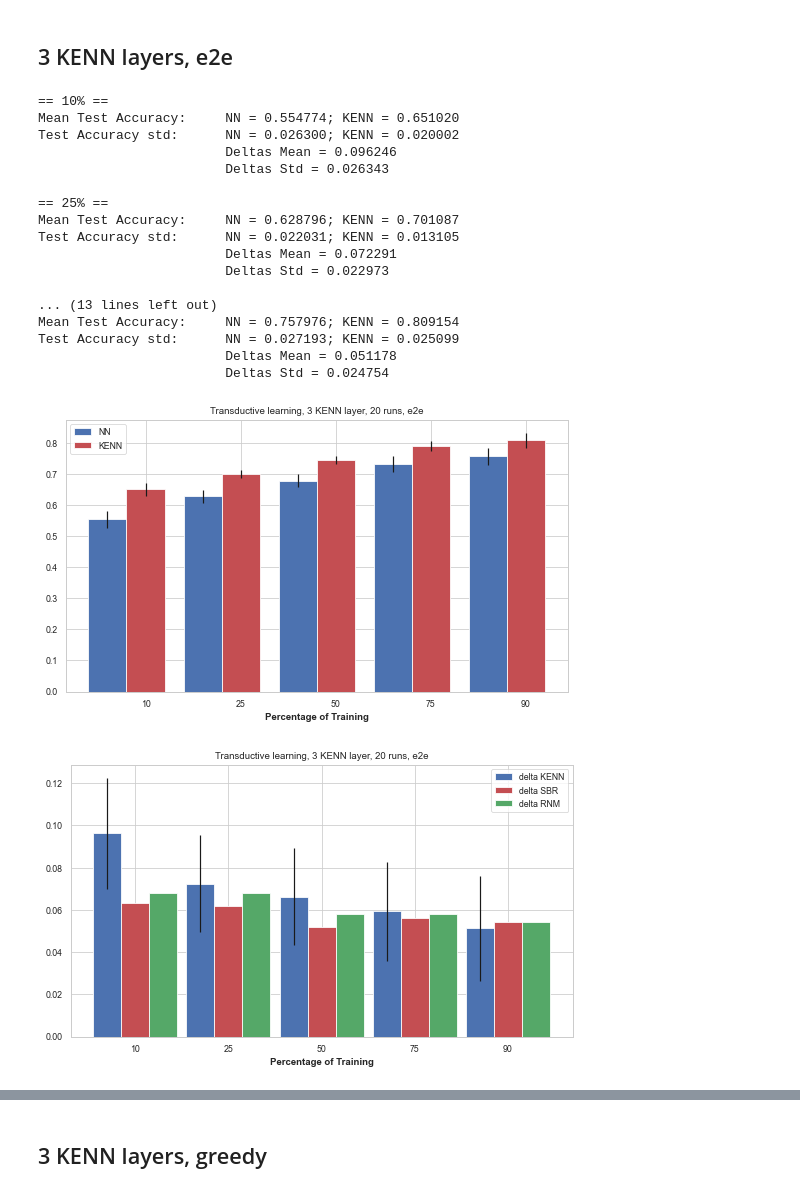
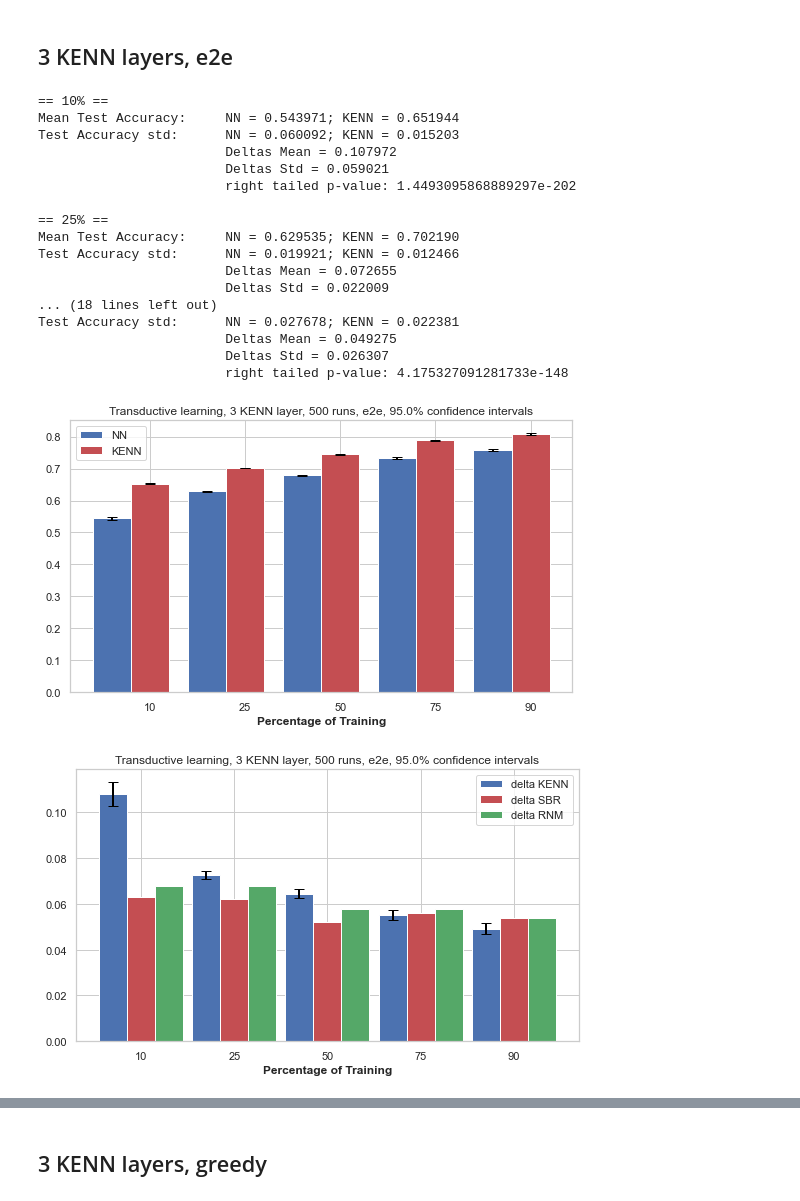
Before and after one commit to rmazzier/KENN-Citeseer-Experiments, a Jupyter notebook: final_results.ipynb, the cells around one changed output, grey strips where cells are left out. Cells and saved outputs as stored; diff of their text form; code cells hidden in the pictures.

```diff
--- a/final_results.ipynb
+++ b/final_results.ipynb
@@ -12,7 +12,7 @@ import pickle
 # %% [markdown]
 ## 3 KENN layers, e2e
 # %%
-with open('results/e2e/results_inductive_100','rb') as input:
+with open('results/e2e/results_inductive_500','rb') as input:
     history_inductive = pickle.load(input)
 # %%
 # plot_losses(history_100runs_inductive_3l)
@@ -50,7 +53,7 @@ plot_histograms(history_inductive, bw=0.6, bins=40)
 # %% [markdown]
 ## 3 KENN layers, greedy
 # %%
-with open('results/greedy/results_inductive_100_g','rb') as input:
+with open('results/greedy/results_inductive_500_g','rb') as input:
     history_inductive_g = pickle.load(input)
 # %%
 # plot_losses(history_20runs_inductive_3l_g)
@@ -90,37 +96,40 @@ plot_histograms(history_inductive_g, bw=0.6, bins=40)
 # %% [markdown]
 ## 3 KENN layers, e2e
 # %%
-with open('results/e2e/results_transductive_100','rb') as input:
+with open('results/e2e/results_transductive_500','rb') as input:
     history_transductive = pickle.load(input)
 # %%
 # plot_losses(history_20runs_transductive_3l)
 # %%
 # plot_accuracies(history_20runs_transductive_3l)
 # %%
+conf= 0.95
+
 print_and_plot_results(
     history_transductive,
-    plot_title="Transductive learning, 3 KENN layer, 20 runs, e2e",
-    other_deltas='t')
+    plot_title="Transductive learning, 3 KENN layer, 500 runs, e2e, {}% confidence intervals".format(conf*100),
+    other_deltas='t',
+    confidence_level=conf)
 # %% [output]
 == 10% ==
-Mean Test Accuracy:     NN = 0.554774; KENN = 0.651020
-Test Accuracy std:      NN = 0.026300; KENN = 0.020002
-                        Deltas Mean = 0.096246
-                        Deltas Std = 0.026343
+Mean Test Accuracy:     NN = 0.543971; KENN = 0.651944
+Test Accuracy std:      NN = 0.060092; KENN = 0.015203
+                        Deltas Mean = 0.107972
+                        Deltas Std = 0.059021
+                        right tailed p-value: 1.4493095868889297e-202
 
 == 25% ==
-Mean Test Accuracy:     NN = 0.628796; KENN = 0.701087
-Test Accuracy std:      NN = 0.022031; KENN = 0.013105
-                        Deltas Mean = 0.072291
-                        Deltas Std = 0.022973
-
-... (13 lines left out)
-Mean Test Accuracy:     NN = 0.757976; KENN = 0.809154
-Test Accuracy std:      NN = 0.027193; KENN = 0.025099
-                        Deltas Mean = 0.051178
-                        Deltas Std = 0.024754
+Mean Test Accuracy:     NN = 0.629535; KENN = 0.702190
+Test Accuracy std:      NN = 0.019921; KENN = 0.012466
+                        Deltas Mean = 0.072655
+                        Deltas Std = 0.022009
+... (18 lines left out)
+Test Accuracy std:      NN = 0.027678; KENN = 0.022381
+                        Deltas Mean = 0.049275
+                        Deltas Std = 0.026307
+                        right tailed p-value: 4.175327091281733e-148
-[figure, old version]
+[figure, new version]
-[figure, old version]
+[figure, new version]
 # %%
 plot_histograms(history_transductive, bw=0.6, bins=40)
 # %% [output]
```
Also changed, not shown: parts of 11 cells of this notebook, 8 other files.
